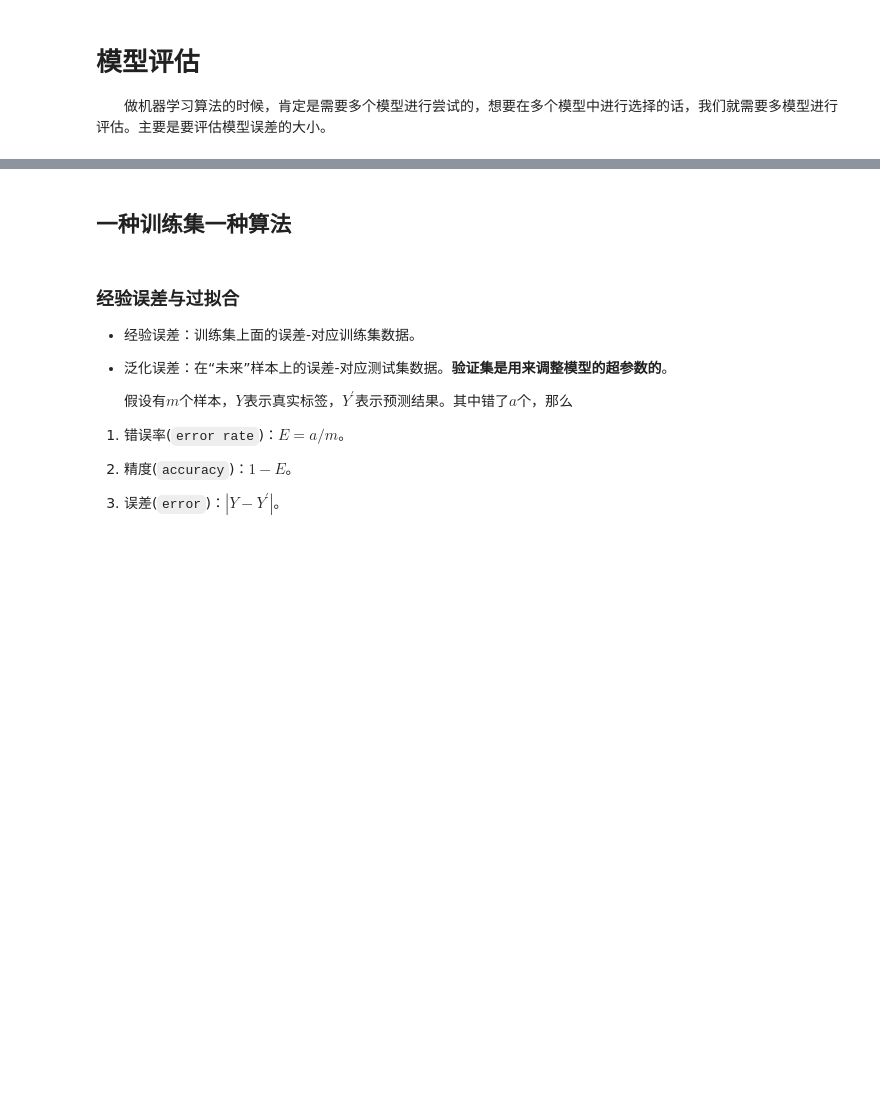
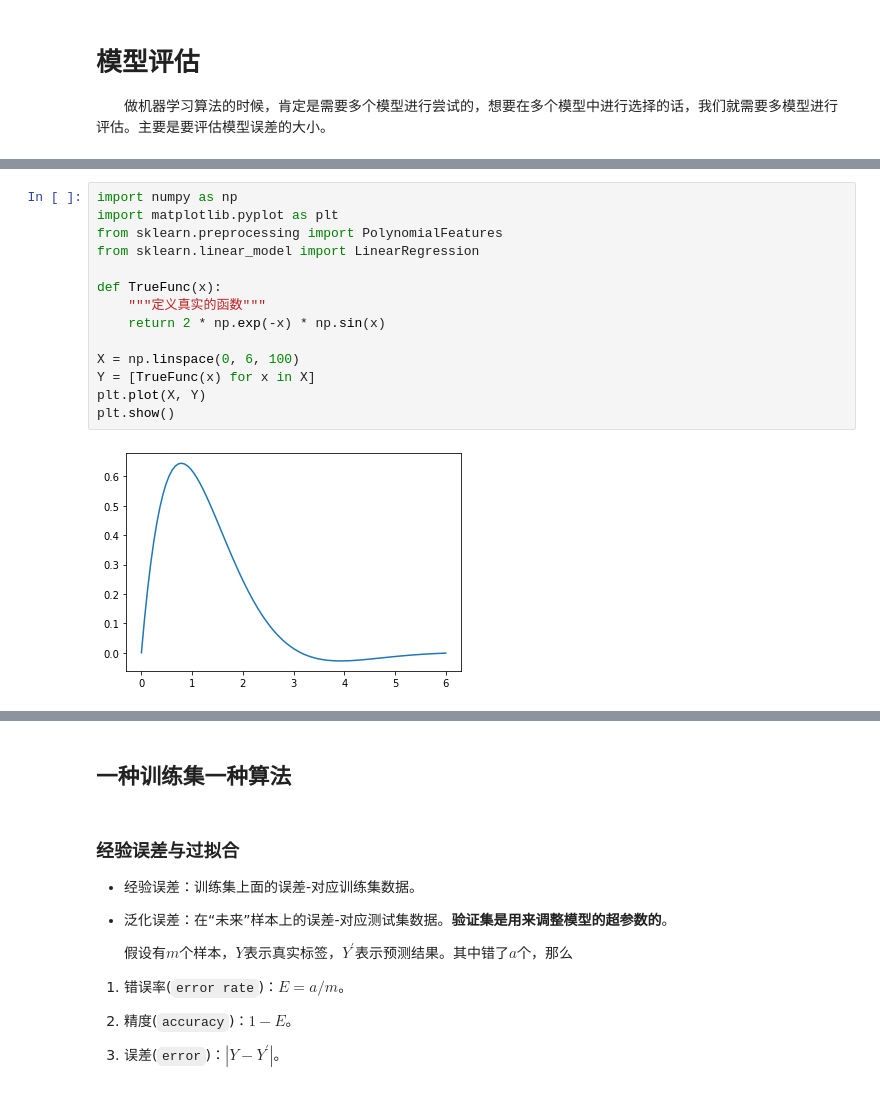
Before and after one commit to tinyzqh/Algorithms_Note, a Jupyter notebook: 04-传统机器学习/02-模型评估.ipynb, the cells around one changed output, grey strips where cells are left out. Cells and saved outputs as stored; diff of their text form; blank space fills up the shorter version.

```diff
--- a/04-传统机器学习/02-模型评估.ipynb
+++ b/04-传统机器学习/02-模型评估.ipynb
@@ -4,0 +67,16 @@
+# %%
+import numpy as np
+import matplotlib.pyplot as plt
+from sklearn.preprocessing import PolynomialFeatures
+from sklearn.linear_model import LinearRegression
+
+def TrueFunc(x):
+    """定义真实的函数"""
+    return 2 * np.exp(-x) * np.sin(x)
+
+X = np.linspace(0, 6, 100)
+Y = [TrueFunc(x) for x in X]
+plt.plot(X, Y)
+plt.show()
+# %% [output]
+[figure, added]
```
Also changed, not shown: parts of 7 cells of this notebook, 2 other files.
